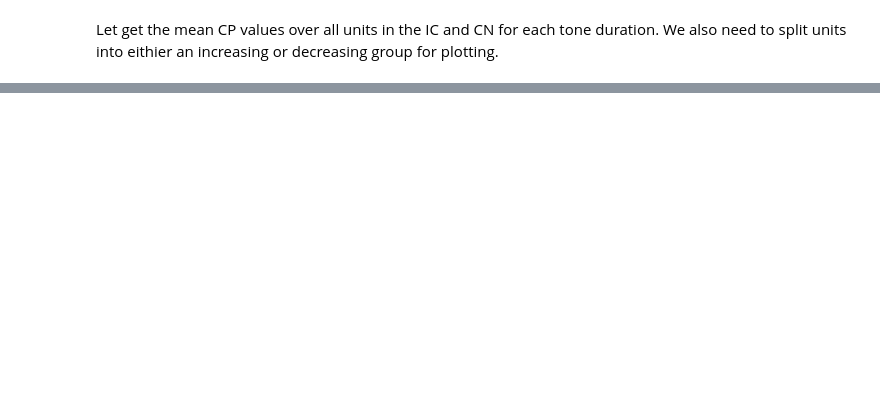
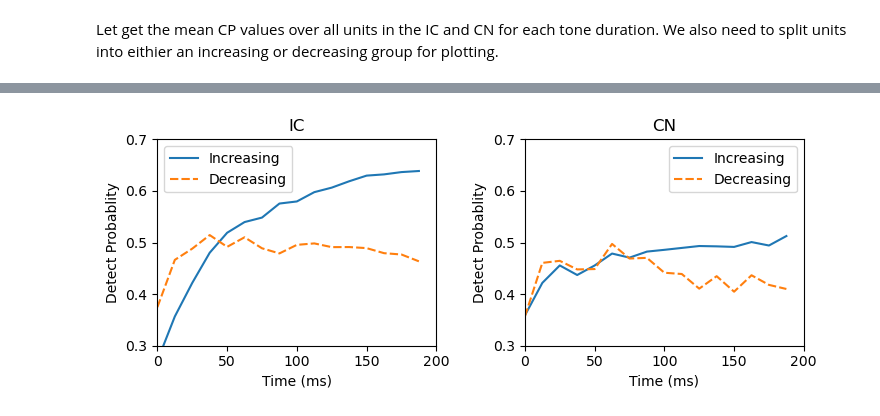
Before and after one commit to jmayf123/Neuronal_CP_Analysis, a Jupyter notebook: python/CP_vs_ToneDur.ipynb, the cells around one changed output, grey strips where cells are left out. Cells and saved outputs as stored; diff of their text form; code cells hidden in the pictures; blank space fills up the shorter version.

```diff
--- a/python/CP_vs_ToneDur.ipynb
+++ b/python/CP_vs_ToneDur.ipynb
@@ -102,0 +87,3 @@ dtype: float64
+# %%
+IC_df = pd.DataFrame(IC_value_list).replace(to_replace='NA', value=np.nan)
+CN_df = pd.DataFrame(CN_value_list).replace(to_replace='NA', value=np.nan)
@@ -102,0 +145,43 @@ dtype: float64
+# %%
+tone_levels = pd.DataFrame(np.arange(0,212.5, 12.5))
+# %%
+IC_graph_data = pd.concat([tone_levels, IC_inc_yvals, IC_dec_yvals], axis=1)
+IC_graph_data.columns = ['tone_levels','Increasing', 'Decreasing']
+IC_graph_data = IC_graph_data.set_index('tone_levels')
+# %%
+CN_graph_data = pd.concat([tone_levels, CN_inc_yvals, CN_dec_yvals], axis=1)
+CN_graph_data.columns = ['tone_levels','Increasing', 'Decreasing']
+CN_graph_data = CN_graph_data.set_index('tone_levels')
+# %%
+# 2 graphs IC, CN - both have increasing and decreasing mean lines with +-SE lines around them
+
+plt.rcParams["figure.figsize"] = [7.50, 3.0]
+plt.rcParams["figure.autolayout"] = True
+
+fig, axes = plt.subplots(1, 2)
+axes[0].set_xlim([0,200])
+axes[0].set_ylim([.3,.7])
+axes[0].set_xlabel('Time (ms)')
+axes[0].set_ylabel('Detect Probablity')
+axes[1].set_xlim([0,200])
+axes[1].set_ylim([.3,.7])
+axes[1].set_xlabel('Time (ms)')
+axes[1].set_ylabel('Detect Probablity')
+
+# IC Lines
+axes[0].set_title('IC')
+sns.lineplot(ax = axes[0],
+             data = IC_graph_data
+            )
+
+
+
+# CN Histogram
+axes[1].set_title('CN')
+sns.lineplot(ax = axes[1],
+             data = CN_graph_data
+            )
+
+plt.show()
+# %% [output]
+[figure, added]
```
Also changed, not shown: parts of 10 cells of this notebook, 3 other files.
